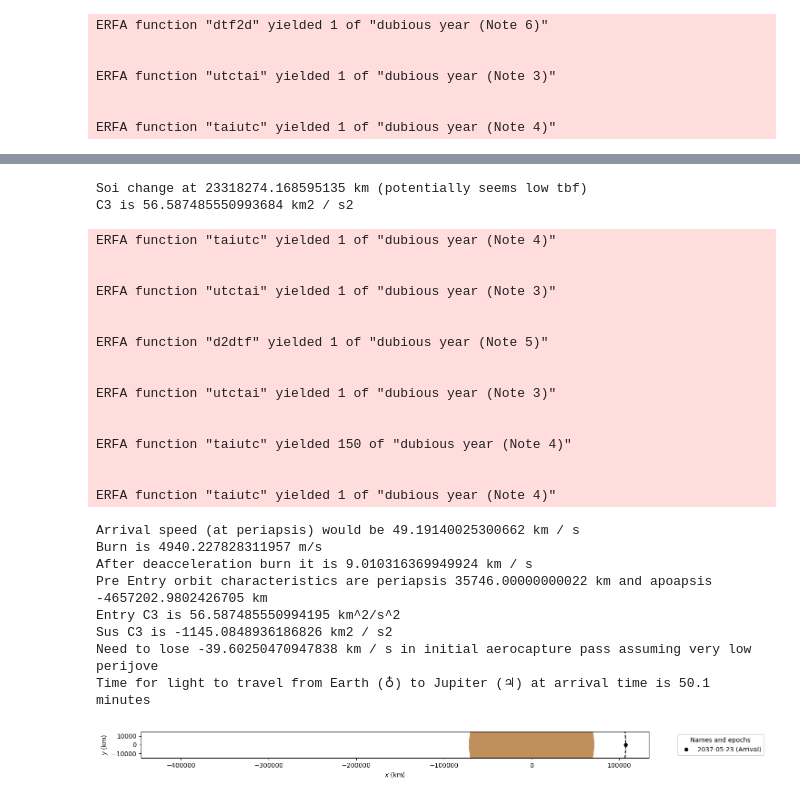
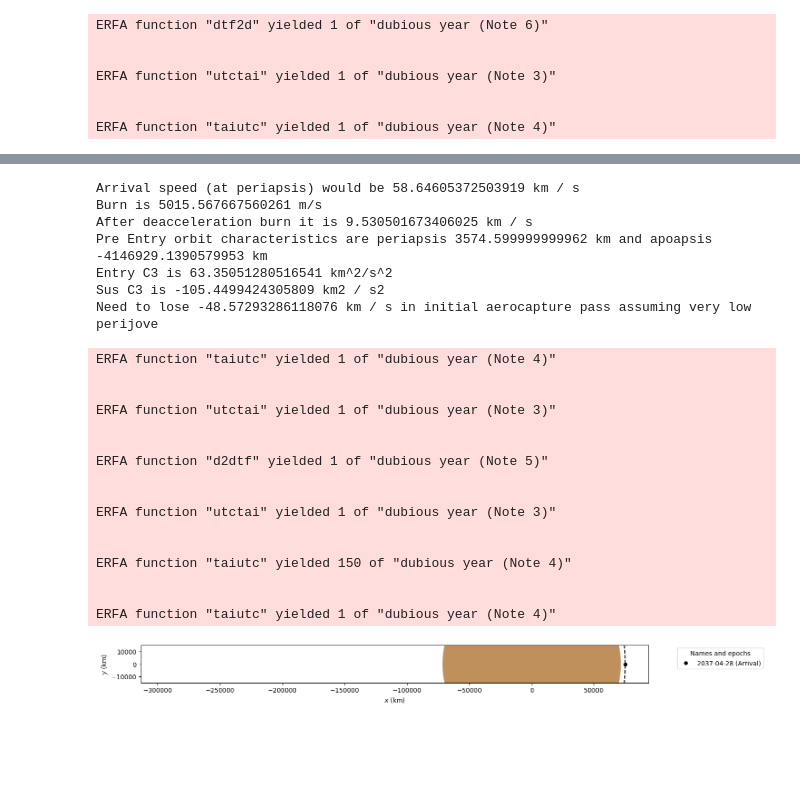
Before and after one commit to jackSN8/Starship_outer_planets_missions, a Jupyter notebook: general_trajectory_plotting_rewritten.ipynb, the cells around one changed output, grey strips where cells are left out. Saved outputs shown, nothing was run; the diff lists cells and outputs as text; code cells hidden in the pictures; blank space fills up the shorter version.

```diff
--- a/general_trajectory_plotting_rewritten.ipynb
+++ b/general_trajectory_plotting_rewritten.ipynb
@@ -52,10 +52,10 @@ body_2 = Jupiter
 # print(body_1.escape_velocity())
 
 #solve for a minimum ejection DV given a time period
-transitTime = 675*u.day
+transitTime = 650*u.day
 resolution = 1*u.day
 start_date = time.Time("2035-01-01 00:01", scale="utc").tdb
-end_date = time.Time("2035-12-31 00:01", scale="utc").tdb
+end_date = time.Time("2036-12-31 00:01", scale="utc").tdb
 print(type(time_range(start_date, end=end_date+transitTime)))
 # %% [output]
 <class 'astropy.time.core.Time'>
@@ -110,4 +112,10 @@ dM = 0*u.day
 # fig, ax = plt.subplots()
 
 # ax.grid(True)
+ss_leave_1 = Orbit.from_ephem(Sun, ephem_1, lowest_date)
+ss_arrival_2 = Orbit.from_ephem(Sun, ephem_2, lowest_date+transitTime)
+
 #ax.set_title("2033 90 day trajectory")
+dep_v_inf=lowest_orb.v-ss_leave_1.v
+est_c3=np.dot(dep_v_inf,dep_v_inf).to((u.km*u.km)/(u.s*u.s))
+print(f"Estimated C3 is {est_c3:.1f}")
@@ -176,7 +179,8 @@ ss_final = lowest_orb.propagate(soi_change_point-date_launch)
 r_body_1, v_body_1 = ss_body_1.r,ss_body_1.v
 r_sc_arriv = ss_final.r-r_body_1
 v_sc_arriv = ss_final.v-v_body_1
-c3_a = np.linalg.norm(v_sc_arriv)**2
+# c3_a = np.linalg.norm(v_sc_arriv)**2
+c3_a=est_c3
 print(f"Soi change at {np.linalg.norm(r_sc_arriv)} (potentially seems low tbf)")
 print(f"C3 is {c3_a}")
 # %% [output]
@@ -184,0 +189,14 @@ C3 is 84.86224813300555 km2 / s2
+# %%
+#If the parking orbit is to be elliptical, calculate
+
+#circular initial
+r_p = 300*u.km#parking orbit
+circular_orbit = Orbit.circular(body_1,alt = r_p,epoch = date_launch)
+boost=2.5*u.km/u.s
+prograde_vector=(circular_orbit.v/(np.linalg.norm(circular_orbit.v))).value
+boost_effective_man=Maneuver((0*u.s,boost*prograde_vector))
+parking_orbit=circular_orbit.apply_maneuver(boost_effective_man)
+plotter=StaticOrbitPlotter()
+plotter.plot(circular_orbit)
+plotter.plot(parking_orbit)
+print(parking_orbit)
@@ -320,7 +322,7 @@ c3_a = np.linalg.norm(v_infty_mag)**2
 
 
 #C3 only orbit calc
-r_p = Jupiter.R*0.5#arrival periapsis
+r_p = Jupiter.R*0.05#arrival periapsis
 a_exit = -(body_2.k / c3_a).to(u.km)
 ecc_exit = 1 - (r_p+body_2.R) / a_exit
 
@@ -335,6 +337,7 @@ arrival_orbit = Orbit.from_classical(
     time.Time(date_arrival, scale="utc"),
 )
 
+retro_time=0*u.s
 
 pre_burn_orbit = arrival_orbit.propagate(-retro_time)
 #perform the retro burn
@@ -399,7 +402,7 @@ sus_c3 = (np.linalg.norm(post_burn_orbit.v)**2-body_2.escape_velocity()**2)
 print(f"Entry C3 is {post_burn_c3} km^2/s^2")
 print(f"Sus C3 is {sus_c3}")
 
-
+#
 # print(f"Need to lose {np.linalg.norm(post_burn_orbit_periapsis.v)-body_2.escape_velocity()} in initial aerocapture pass")
 
 
@@ -411,51 +414,48 @@ print(f"Need to lose {np.linalg.norm(post_burn_orbit_periapsis.v)-body_2.escape_
 
 
 
-print(f"Time for light to travel from {body_1} to {body_2} at arrival time is {planDist/(3*1e5*60):.1f} minutes")
+# print(f"Time for light to travel from {body_1} to {body_2} at arrival time is {planDist/(3*1e5*60):.1f} minutes")
 
 
 ####code below tries to calculate real orbit, but patched conics problems force a c3 only calculation orbit tbf
 
 # #grav_difference = Sun.mass/(np.linalg.norm(ss_final.r)**2)-Earth.mass/(np.linalg.norm(r_sc_arriv)**2)
 # print(grav_difference)
 
 # arrival_orbit = Orbit.from_vectors(Earth,r_sc_arriv,v_sc_arriv,epoch=date_arrival-offset_time)
 # #arrival_orbit = arrival_orbit.propagate(0.3*u.day)
 # print(arrival_orbit)
 # print(f"This orbit gets to within {arrival_orbit.r_p-Earth.R} of the surface of earth")
 # print(f"Earth position at {lowest_date}")
 
 # earth_plotter = StaticOrbitPlotter()
 
 # earth_plotter.plot(arrival_orbit, label="earth Arrival", color="k")
 # %% [output]
-Soi change at 23318274.168595135 km (potentially seems low tbf)
-C3 is 56.587485550993684 km2 / s2
+Arrival speed (at periapsis) would be 58.64605372503919 km / s
+Burn is 5015.567667560261 m/s
+After deacceleration burn it is 9.530501673406025 km / s
+Pre Entry orbit characteristics are periapsis 3574.599999999962 km and apoapsis -4146929.1390579953 km
+Entry C3 is 63.35051280516541 km^2/s^2
+Sus C3 is -105.4499424305809 km2 / s2
+Need to lose -48.57293286118076 km / s in initial aerocapture pass assuming very low perijove
 ERFA function "taiutc" yielded 1 of "dubious year (Note 4)"
 
 
 ERFA function "utctai" yielded 1 of "dubious year (Note 3)"
 
 
 ERFA function "d2dtf" yielded 1 of "dubious year (Note 5)"
 
 
 ERFA function "utctai" yielded 1 of "dubious year (Note 3)"
 
 
 ERFA function "taiutc" yielded 150 of "dubious year (Note 4)"
 
 
 ERFA function "taiutc" yielded 1 of "dubious year (Note 4)"
-Arrival speed (at periapsis) would be 49.19140025300662 km / s
-Burn is 4940.227828311957 m/s
-After deacceleration burn it is 9.010316369949924 km / s
-Pre Entry orbit characteristics are periapsis 35746.00000000022 km and apoapsis -4657202.9802426705 km
-Entry C3 is 56.587485550994195 km^2/s^2
-Sus C3 is -1145.0848936186826 km2 / s2
-Need to lose -39.60250470947838 km / s in initial aerocapture pass assuming very low perijove
-Time for light to travel from Earth (♁) to Jupiter (♃) at arrival time is 50.1 minutes
-[figure, old version]
+[figure, new version]
 # %%
 ## Calculate apoapsis reduction vs delta-v for Jupiter orbit insertion
 
```
Also changed, not shown: parts of 10 cells of this notebook, 12 other files.
